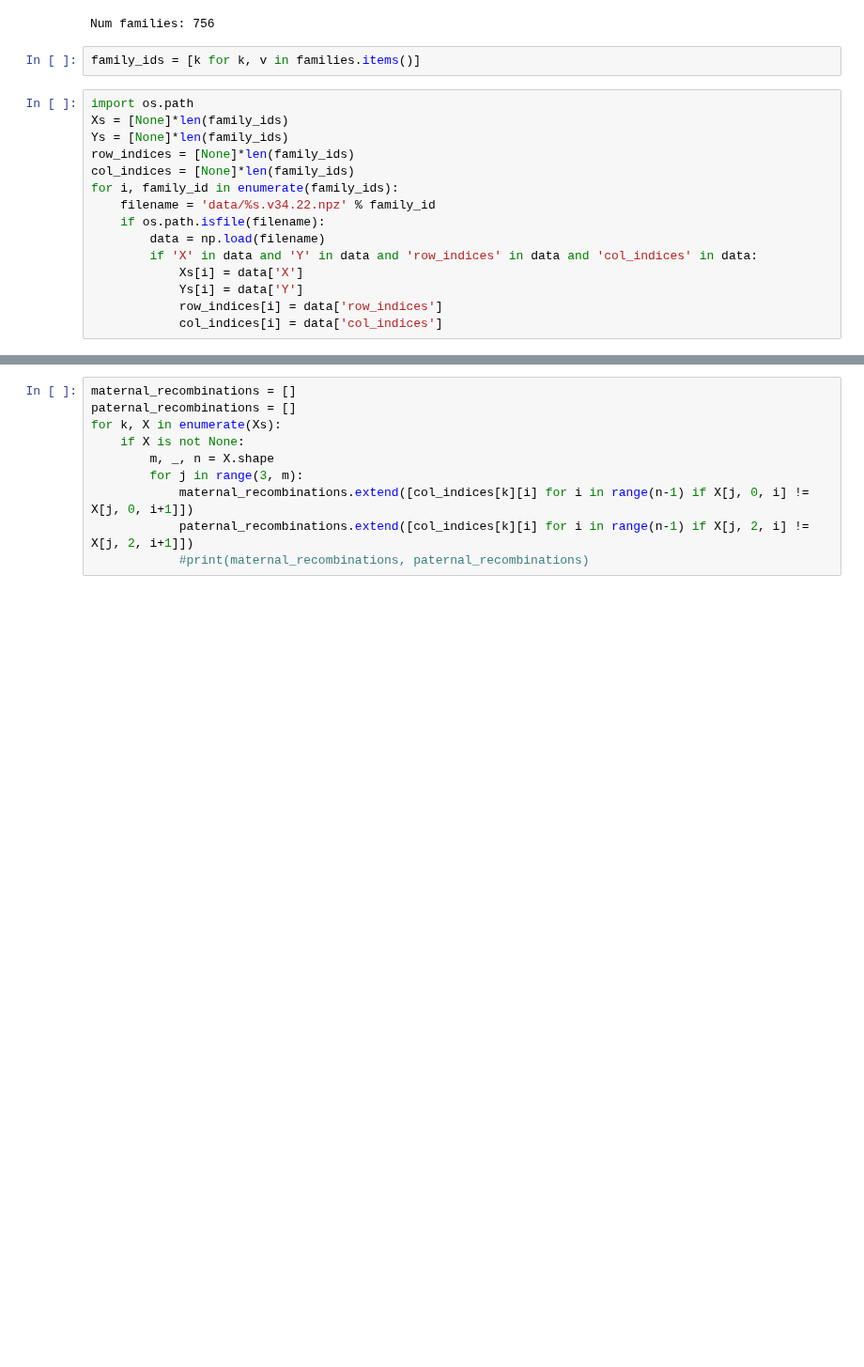
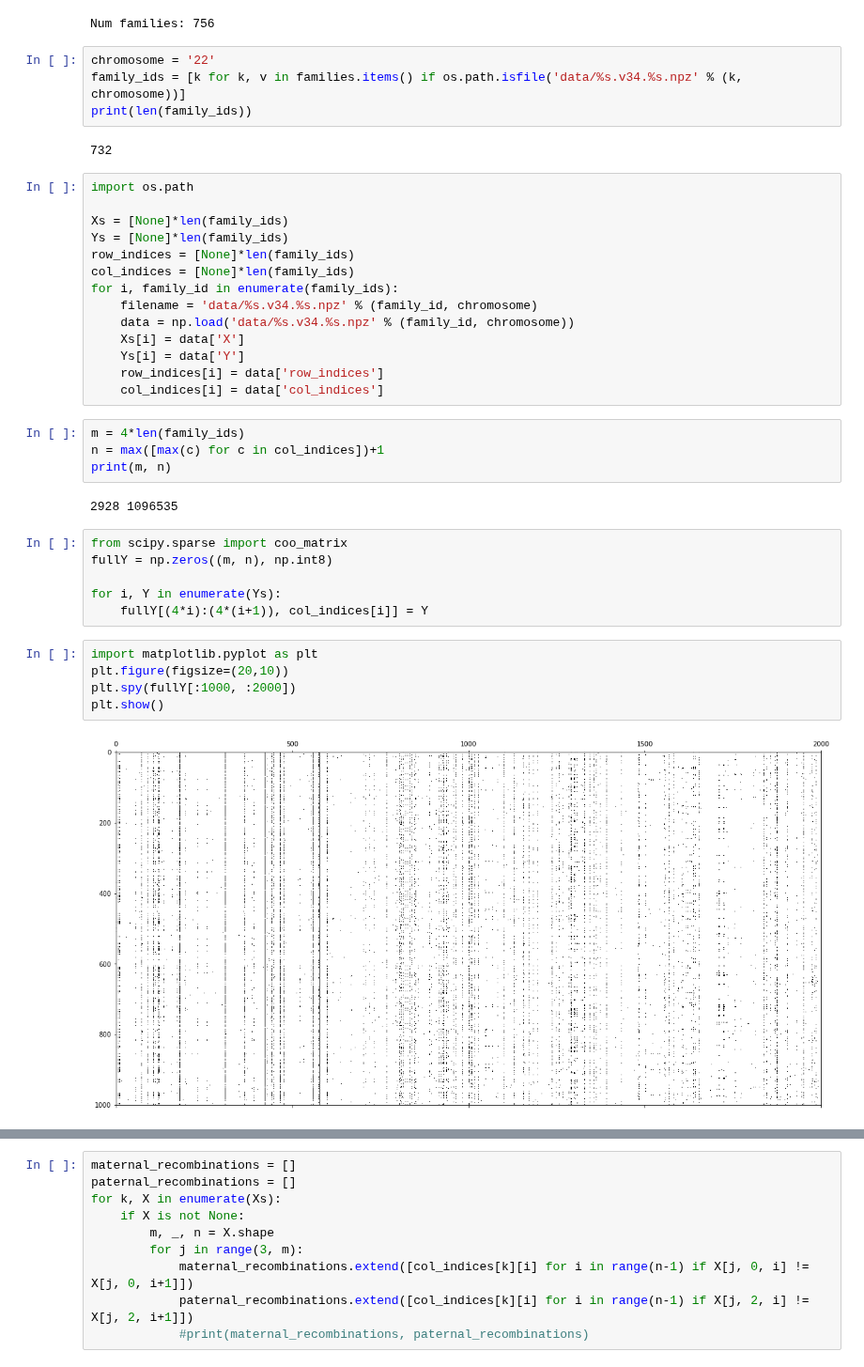
Before and after one commit to kpaskov/PhasingFamilies, a Jupyter notebook: Noncoding-Feature-Representation.ipynb, the cells around one changed output, grey strips where cells are left out. Shown at 94% size. Drawn from its saved outputs; the diff is of its cells as text; blank space fills up the shorter version.

```diff
--- a/Noncoding-Feature-Representation.ipynb
+++ b/Noncoding-Feature-Representation.ipynb
@@ -74,20 +74,42 @@ with open(ped_file, 'r') as f:
 print('Num families:', len(families))
 # %% [output]
 Num families: 756
-# %%
-family_ids = [k for k, v in families.items()]
+# %%
+chromosome = '22'
+family_ids = [k for k, v in families.items() if os.path.isfile('data/%s.v34.%s.npz' % (k, chromosome))]
+print(len(family_ids))
+# %% [output]
+732
 # %%
 import os.path
+
 Xs = [None]*len(family_ids)
 Ys = [None]*len(family_ids)
 row_indices = [None]*len(family_ids)
 col_indices = [None]*len(family_ids)
 for i, family_id in enumerate(family_ids):
-    filename = 'data/%s.v34.22.npz' % family_id
-    if os.path.isfile(filename):
-        data = np.load(filename)
-        if 'X' in data and 'Y' in data and 'row_indices' in data and 'col_indices' in data:
-            Xs[i] = data['X']
-            Ys[i] = data['Y']
-            row_indices[i] = data['row_indices']
-            col_indices[i] = data['col_indices']
+    filename = 'data/%s.v34.%s.npz' % (family_id, chromosome)
+    data = np.load('data/%s.v34.%s.npz' % (family_id, chromosome))
+    Xs[i] = data['X']
+    Ys[i] = data['Y']
+    row_indices[i] = data['row_indices']
+    col_indices[i] = data['col_indices']
+# %%
+m = 4*len(family_ids)
+n = max([max(c) for c in col_indices])+1
+print(m, n)
+# %% [output]
+2928 1096535
+# %%
+from scipy.sparse import coo_matrix
+fullY = np.zeros((m, n), np.int8)
+
+for i, Y in enumerate(Ys):
+    fullY[(4*i):(4*(i+1)), col_indices[i]] = Y
+# %%
+import matplotlib.pyplot as plt
+plt.figure(figsize=(20,10))
+plt.spy(fullY[:1000, :2000])
+plt.show()
+# %% [output]
+[figure, added]
```
Also changed, not shown: parts of 6 cells of this notebook, 1 other file.
